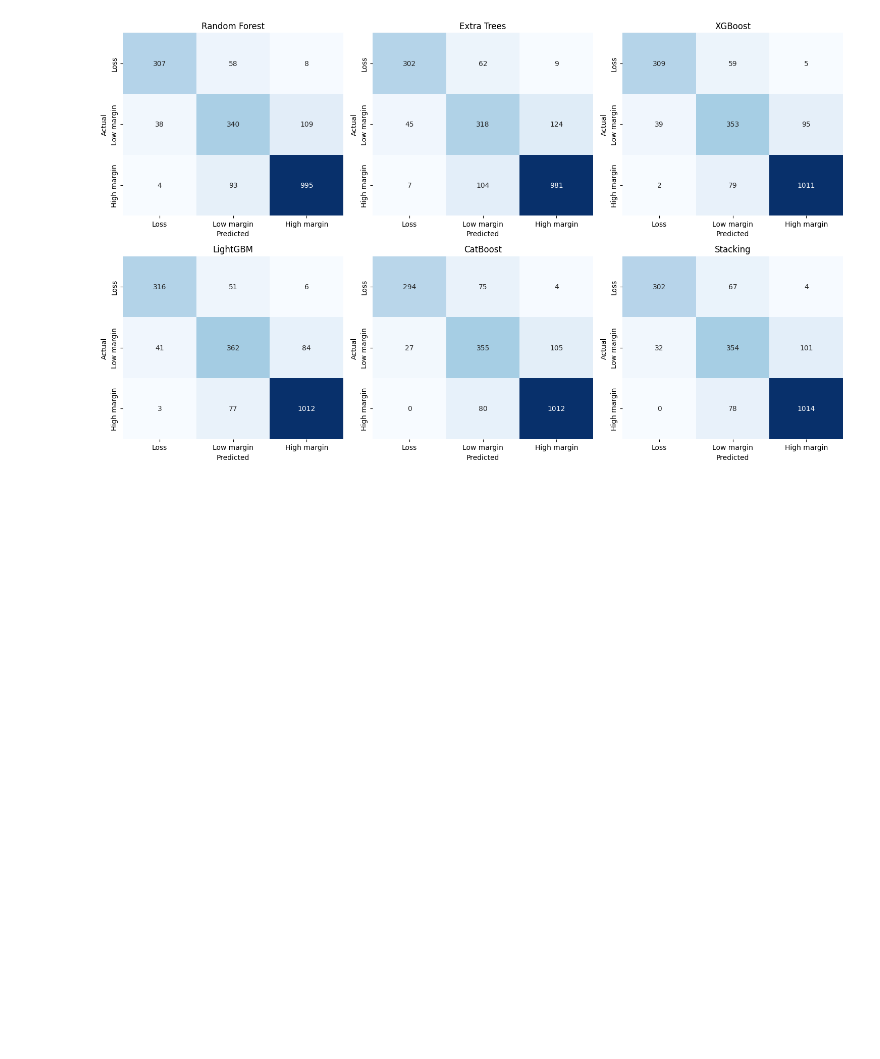
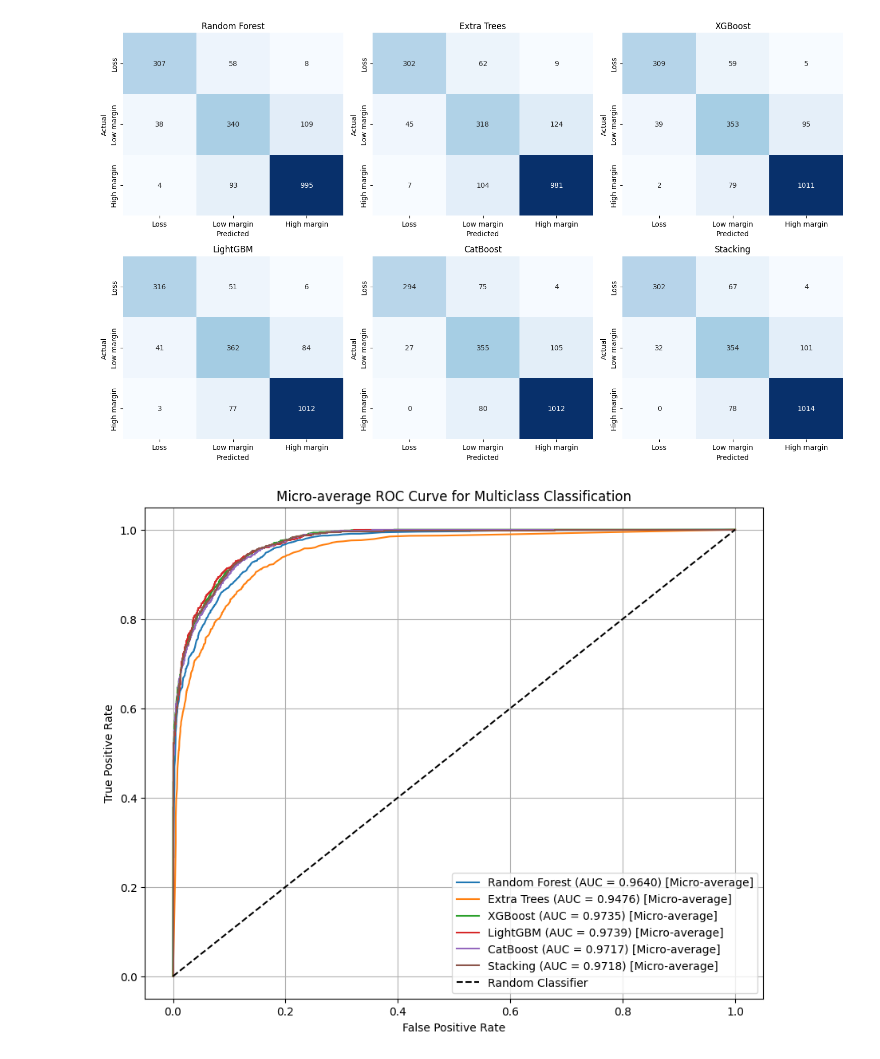
Before and after one commit to sabbirpuspo/LearningforMe, a Jupyter notebook: Superstore_Sales_Assignment.ipynb, the cells around one changed output. Drawn from its saved outputs; the diff is of its cells as text; code cells hidden in the pictures; blank space fills up the shorter version.

```diff
--- a/Superstore_Sales_Assignment.ipynb
+++ b/Superstore_Sales_Assignment.ipynb
@@ -276,3 +276,24 @@ plt.tight_layout()
 plt.show()
 # %% [output]
 [figure]
+# %%
+y_test_binarized = label_binarize(y_test, classes=np.unique(y_test))
+
+plt.figure(figsize=(10, 8))
+
+for name, (pred, proba) in models.items():
+    # Calculate micro-average ROC curve
+    # Flatten the true binary labels and probabilities for all classes
+    fpr_micro, tpr_micro, _ = roc_curve(y_test_binarized.ravel(), proba.ravel())
+    auc_micro = auc(fpr_micro, tpr_micro)
+    plt.plot(fpr_micro, tpr_micro, label=f"{name} (AUC = {auc_micro:.4f}) [Micro-average]")
+
+plt.plot([0, 1], [0, 1], "k--", label="Random Classifier")
+plt.xlabel("False Positive Rate")
+plt.ylabel("True Positive Rate")
+plt.title("Micro-average ROC Curve for Multiclass Classification")
+plt.legend(loc="lower right")
+plt.grid(True)
+plt.show()
+# %% [output]
+[figure, added]
```
